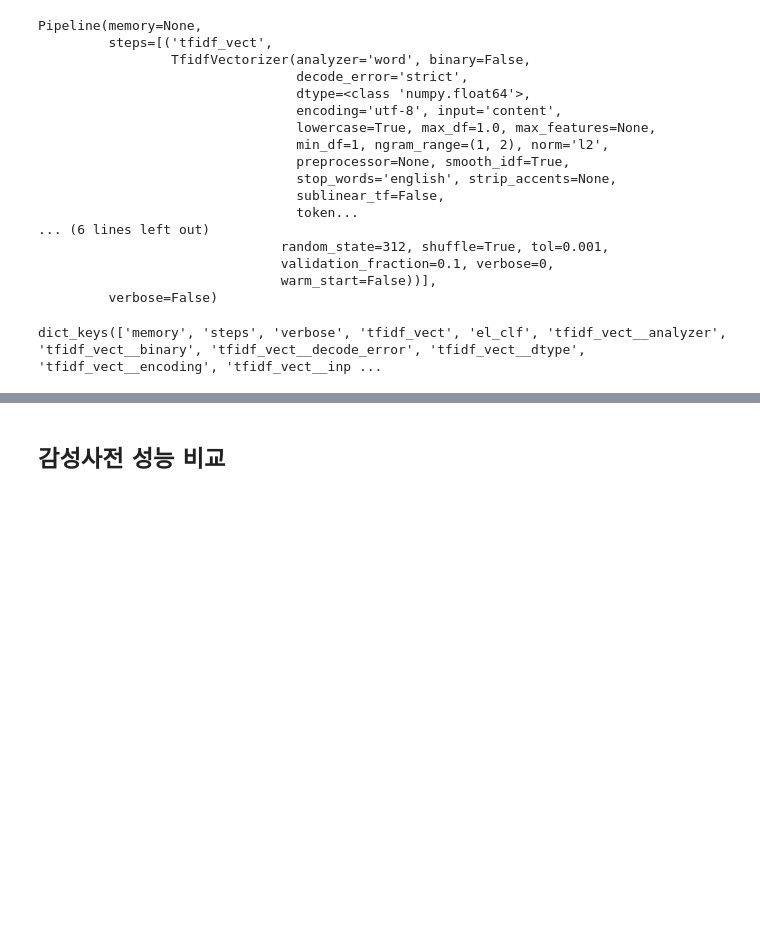
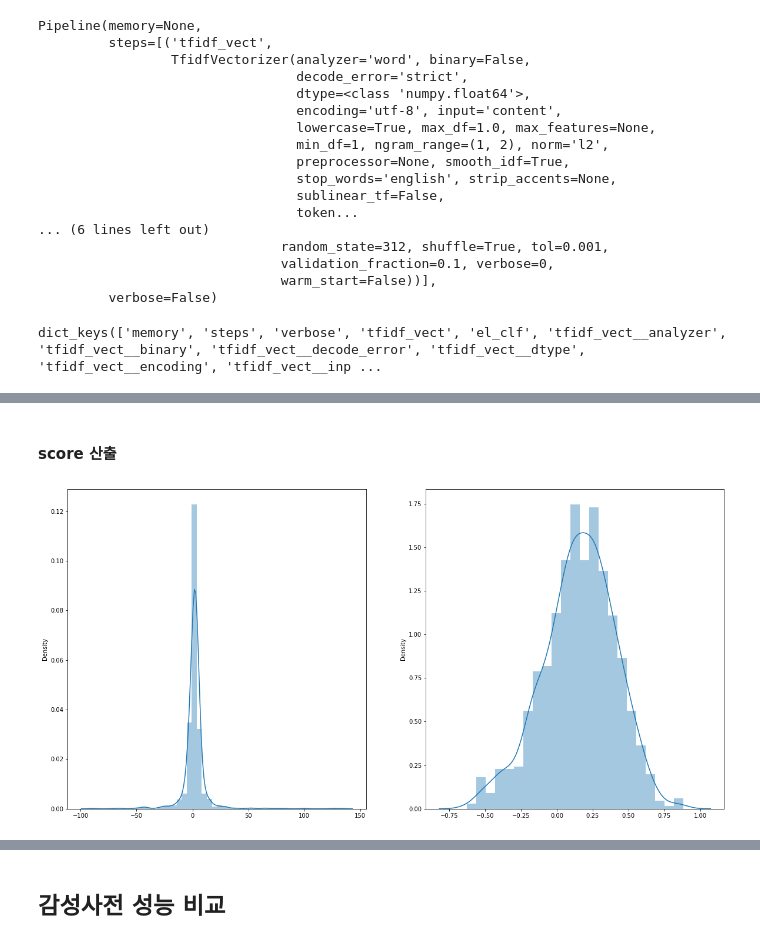
Before and after one commit to jej0312/bitcoin_volatility, a Jupyter notebook: Codes/Text/Text_preprocessing_news.ipynb, the cells around one changed output, grey strips where cells are left out. Saved outputs shown, nothing was run; the diff lists cells and outputs as text; code cells hidden in the pictures; blank space fills up the shorter version.

```diff
--- a/Codes/Text/Text_preprocessing_news.ipynb
+++ b/Codes/Text/Text_preprocessing_news.ipynb
@@ -1095,10 +860,10 @@ dict_keys(['memory', 'steps', 'verbose', 'tfidf_vect', 'el_clf', 'tfidf_vect__an
 # %%
 # https://inuplace.tistory.com/516
 
-params = {"el_clf__l1_ratio": [0.11, 0.12, 0.13], # L1 규제의 비율(Elastic-Net 믹싱 파라미터 경우에만 사용) (default=0.15)
-          "el_clf__alpha": [0.001, 0.0011, 0.0012], #regularization param, 값이 클수록 강력한 정규화(규제) 설정 (default=0.0001)
-          "tfidf_vect__min_df": [2], #min count of words allowed
-          "tfidf_vect__ngram_range": [(1,1)]
+params = {"el_clf__l1_ratio": [0.08, 0.09, 0.95], # L1 규제의 비율(Elastic-Net 믹싱 파라미터 경우에만 사용) (default=0.15)
+          "el_clf__alpha": [0.0013, 0.0014, 0.00145], #regularization param, 값이 클수록 강력한 정규화(규제) 설정 (default=0.0001)
+          "tfidf_vect__min_df": [1, 2], #min count of words allowed
+          "tfidf_vect__ngram_range": [(1,1), (1,2)]
           }
 # %%
 if __name__ == "__main__":
@@ -1195,3 +946,15 @@ Elastic Net picked 2466 variables and eliminated the other 5903 variables
-# %%
-sentiment_words = {'positive': list(coef[coef > 0].index),
-                   'negative': list(coef[coef < 0].index)}
+# %%
+coef = pd.DataFrame(coef)
+coef.columns = ['score']
+# %% [markdown]
+#### score 산출
+# %%
+import pickle
+
+# # 감성 지수 저장
+# with open('news_'+pos+'_sentiment_words.pkl', 'wb') as f:
+#     pickle.dump(coef, f)
+
+# 감성 지수 불러오기
+with open('news_'+pos+'_sentiment_words.pkl', 'rb') as f:
+    coef = pickle.load(f)
@@ -1197,0 +1022,8 @@ sentiment_words = {'positive': list(coef[coef > 0].index),
+# %%
+method = 'count'
+sen_score = cal_score(df['nouns'], coef, method=method)
+
+with open('news_'+pos+'_sen_score_'+method+'.pkl', 'wb') as f:
+    pickle.dump(sen_score, f)
+# %% [output]
+[figure, added]
```
Also changed, not shown: parts of 106 cells of this notebook, 49 other files.
